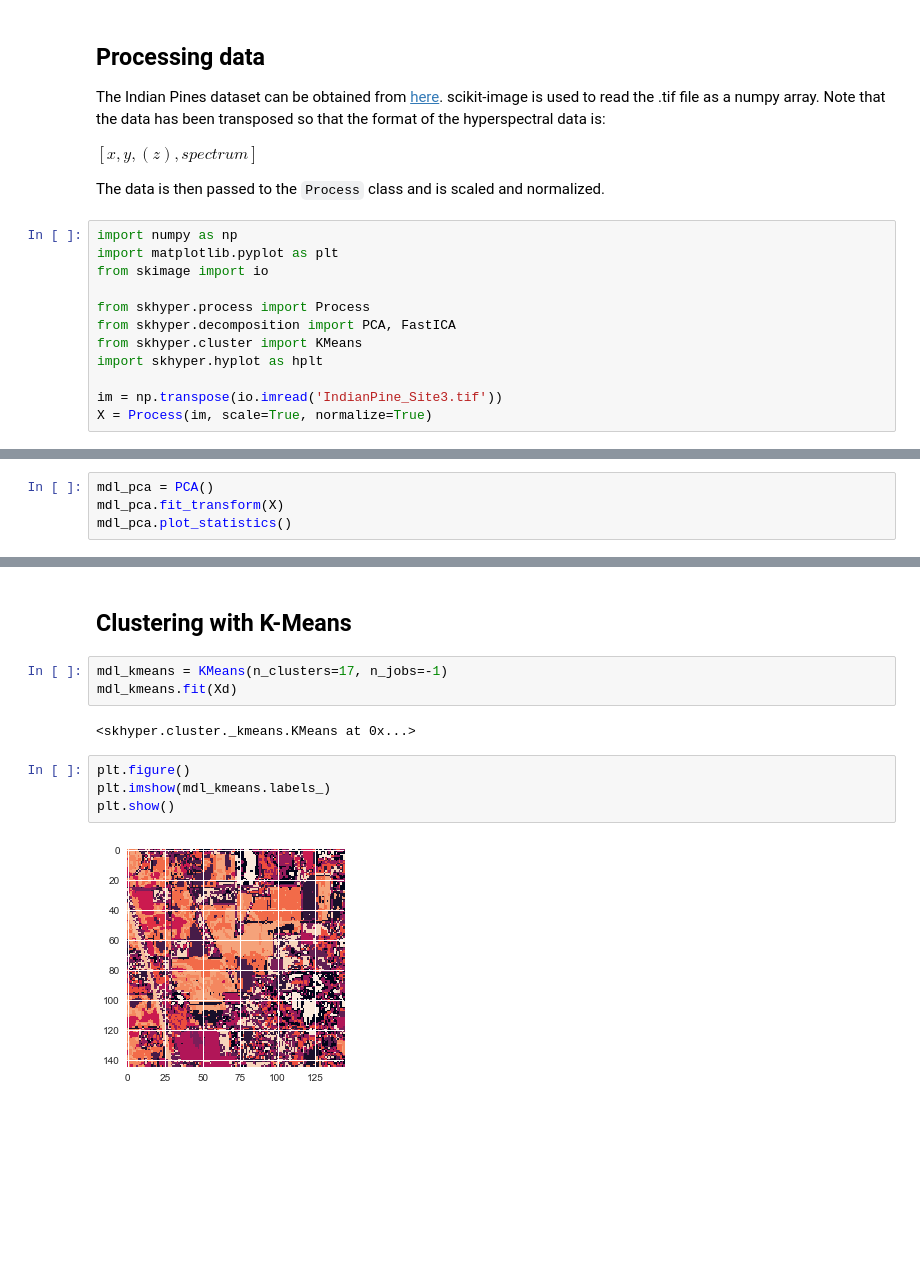
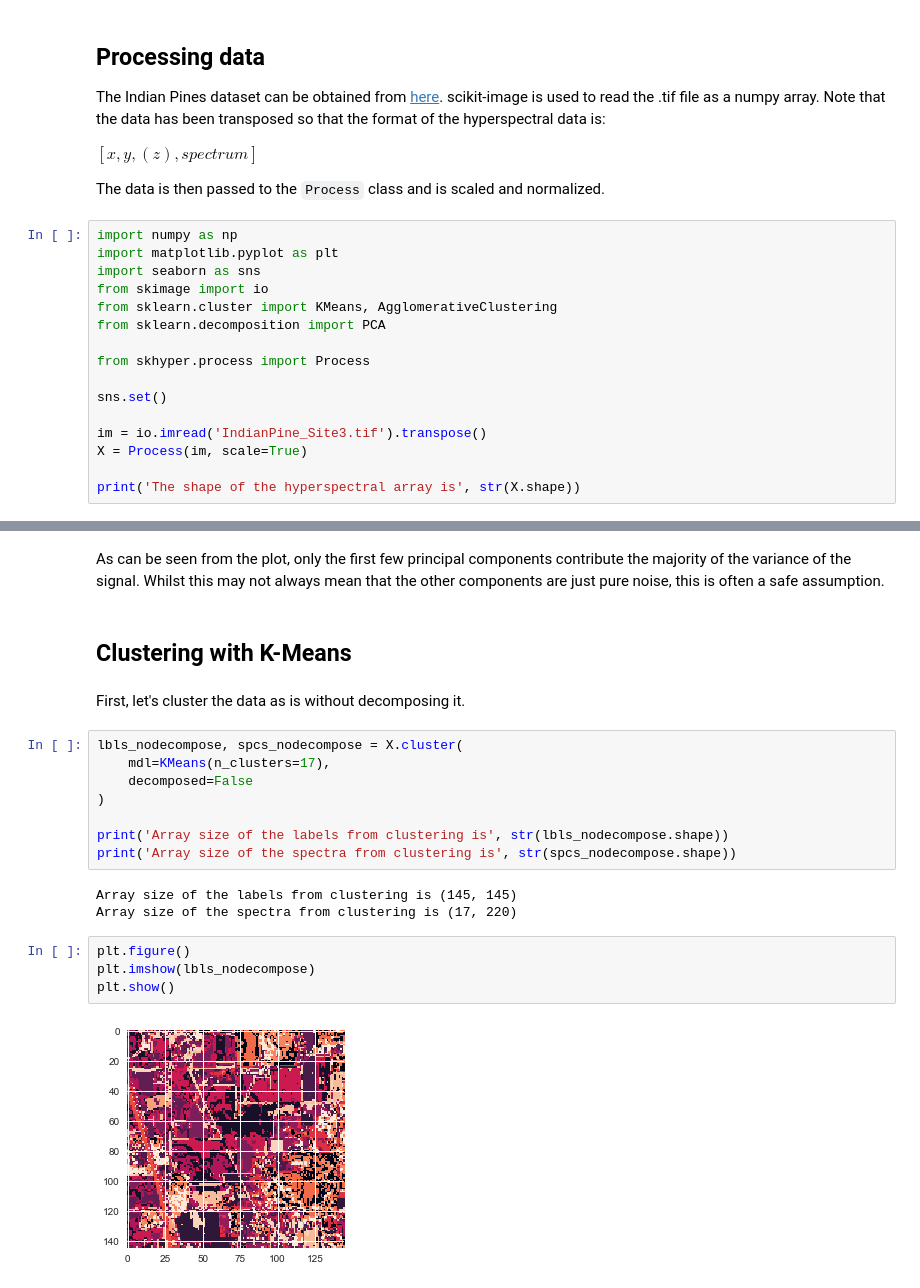
Before and after one commit to priyankshah7/hypers, a Jupyter notebook: examples/indian_pines.ipynb, the cells around one changed output, grey strips where cells are left out. Cells and saved outputs as stored; diff of their text form; blank space fills up the shorter version.

```diff
--- a/examples/indian_pines.ipynb
+++ b/examples/indian_pines.ipynb
@@ -13,12 +13,16 @@ The data is then passed to the `Process` class and is scaled and normalized.
 # %%
 import numpy as np
 import matplotlib.pyplot as plt
+import seaborn as sns
 from skimage import io
+from sklearn.cluster import KMeans, AgglomerativeClustering
+from sklearn.decomposition import PCA
 
 from skhyper.process import Process
-from skhyper.decomposition import PCA, FastICA
-from skhyper.cluster import KMeans
-import skhyper.hyplot as hplt
 
-im = np.transpose(io.imread('IndianPine_Site3.tif'))
-X = Process(im, scale=True, normalize=True)
+sns.set()
+
+im = io.imread('IndianPine_Site3.tif').transpose()
+X = Process(im, scale=True)
+
+print('The shape of the hyperspectral array is', str(X.shape))
@@ -27,4 +30,0 @@ X = Process(im, scale=True, normalize=True)
-# %%
-mdl_pca = PCA()
-mdl_pca.fit_transform(X)
-mdl_pca.plot_statistics()
@@ -48,14 +74,24 @@ Xd = mdl_pca.inverse_transform(n_components=30)
+# %% [markdown]
+As can be seen from the plot, only the first few principal components contribute the majority of the variance of the signal. Whilst this may not always mean that the other components are just pure noise, this is often a safe assumption.
 # %% [markdown]
 ## Clustering with K-Means
-# %%
-mdl_kmeans = KMeans(n_clusters=17, n_jobs=-1)
-mdl_kmeans.fit(Xd)
-# %% [output]
-<skhyper.cluster._kmeans.KMeans at 0x...>
+# %% [markdown]
+First, let's cluster the data as is without decomposing it.
+# %%
+lbls_nodecompose, spcs_nodecompose = X.cluster(
+    mdl=KMeans(n_clusters=17),
+    decomposed=False
+)
+
+print('Array size of the labels from clustering is', str(lbls_nodecompose.shape))
+print('Array size of the spectra from clustering is', str(spcs_nodecompose.shape))
+# %% [output]
+Array size of the labels from clustering is (145, 145)
+Array size of the spectra from clustering is (17, 220)
 # %%
 plt.figure()
-plt.imshow(mdl_kmeans.labels_)
+plt.imshow(lbls_nodecompose)
 plt.show()
 # %% [output]
-[figure, old version]
+[figure, new version]
 # %% [markdown]
```
Also changed, not shown: parts of 14 cells of this notebook.
